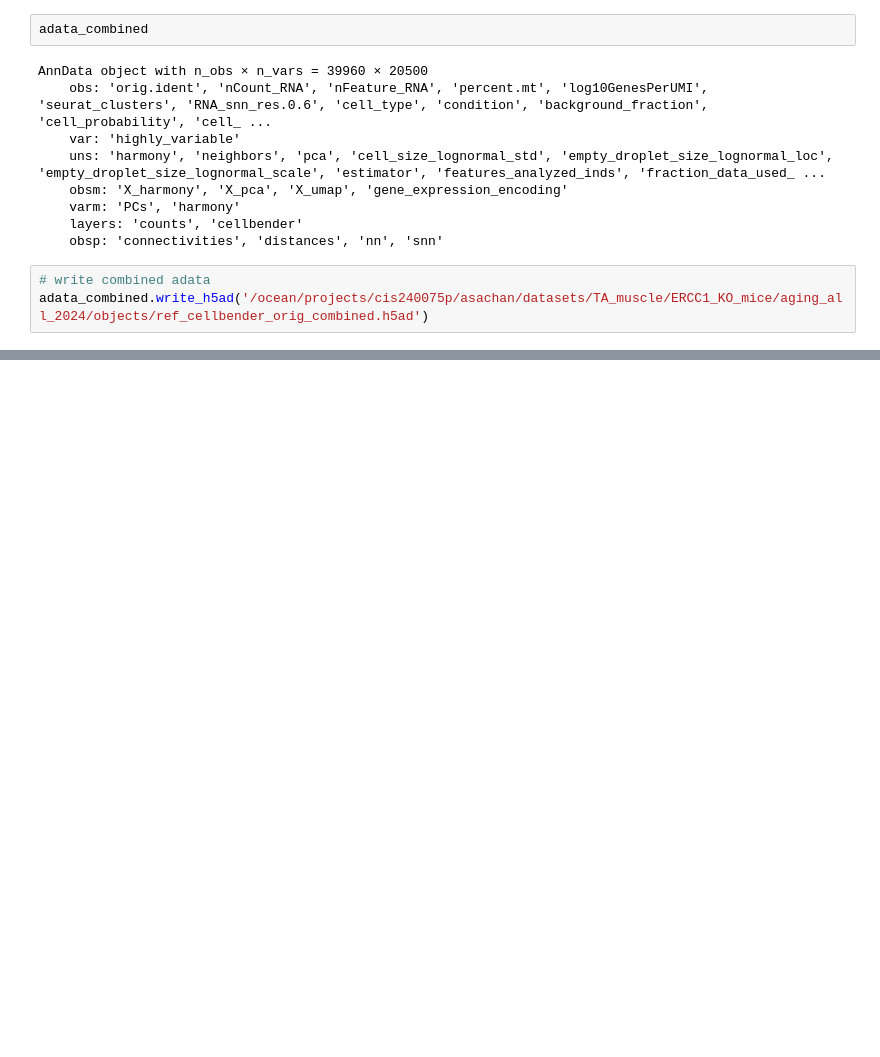
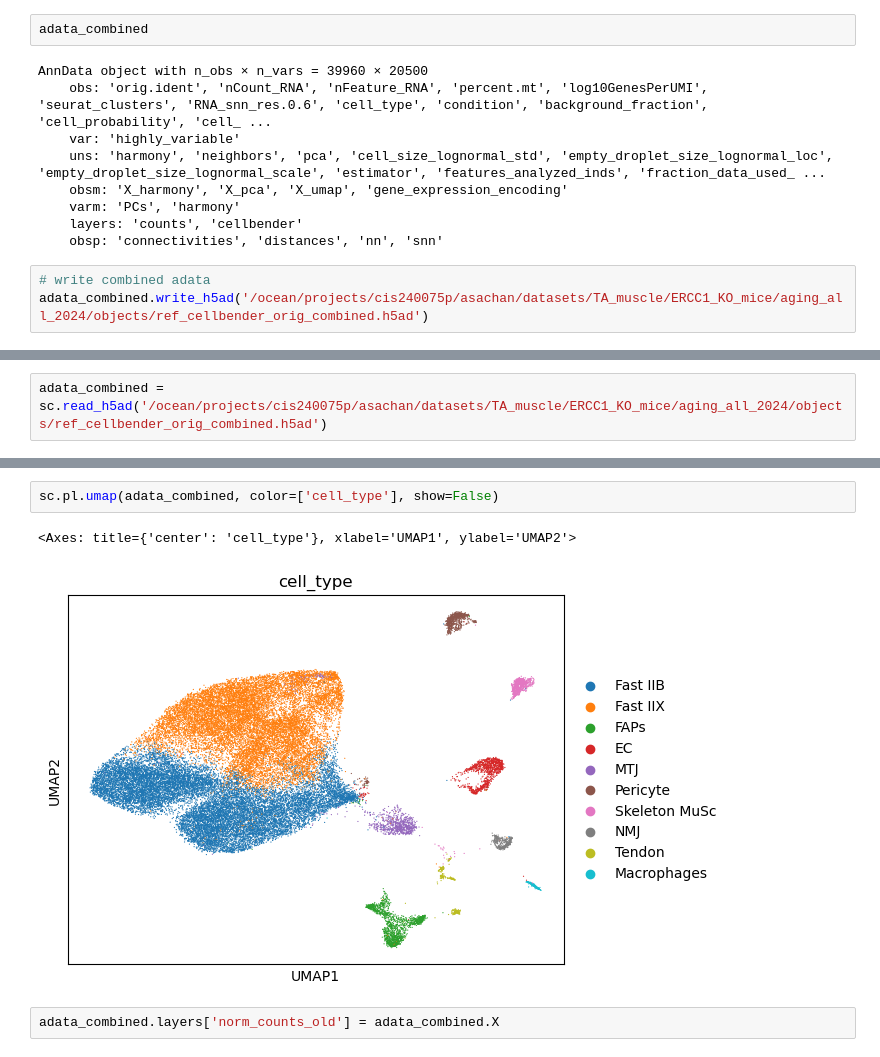
Before and after one commit to akanksha-sachan/TA_muscle_ageing, a Jupyter notebook: py_scripts/preproc/ref_preproc.ipynb, the cells around one changed output, grey strips where cells are left out. Drawn from its saved outputs; the diff is of its cells as text; blank space fills up the shorter version.

```diff
--- a/py_scripts/preproc/ref_preproc.ipynb
+++ b/py_scripts/preproc/ref_preproc.ipynb
@@ -185,0 +171,2 @@ adata_combined.write_h5ad('/ocean/projects/cis240075p/asachan/datasets/TA_muscle
+# %%
+adata_combined = sc.read_h5ad('/ocean/projects/cis240075p/asachan/datasets/TA_muscle/ERCC1_KO_mice/aging_all_2024/objects/ref_cellbender_orig_combined.h5ad')
@@ -185,0 +184,7 @@ adata_combined.write_h5ad('/ocean/projects/cis240075p/asachan/datasets/TA_muscle
+# %%
+sc.pl.umap(adata_combined, color=['cell_type'], show=False)
+# %% [output]
+<Axes: title={'center': 'cell_type'}, xlabel='UMAP1', ylabel='UMAP2'>
+[figure, added]
+# %%
+adata_combined.layers['norm_counts_old'] = adata_combined.X
```
Also changed, not shown: parts of 15 cells of this notebook, 1 other file.
